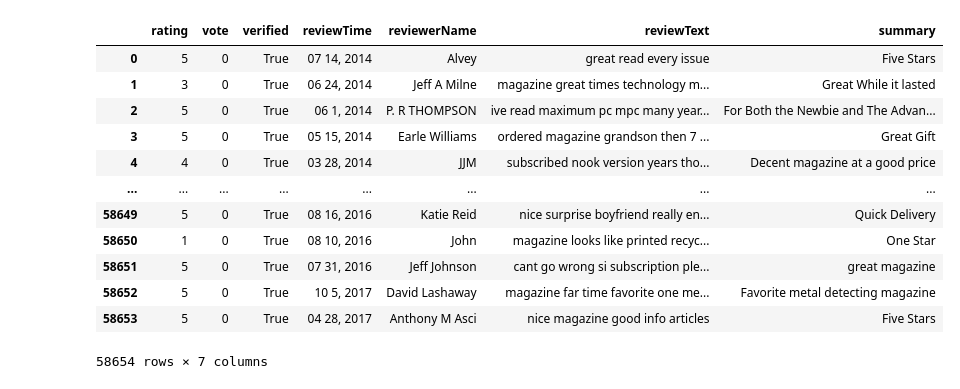
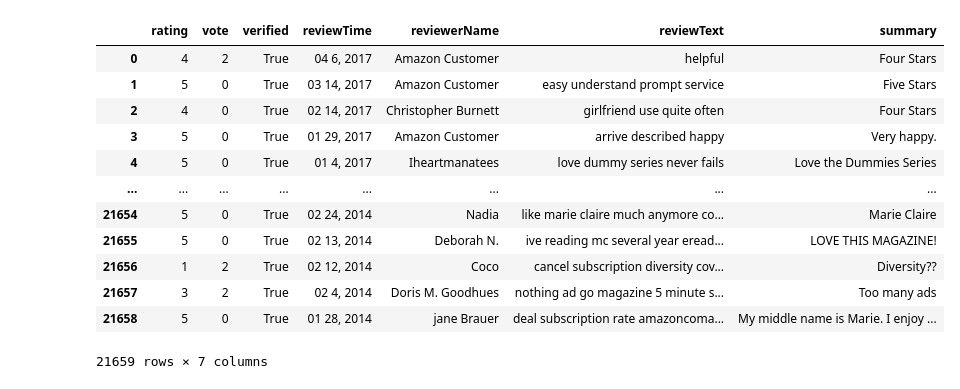
Before and after one commit to AndreasPB/aa-final-project-stuff, a Jupyter notebook: vote_plot.ipynb, the cells around one changed output. Saved outputs shown, nothing was run; the diff lists cells and outputs as text; code cells hidden in the pictures.

```diff
--- a/vote_plot.ipynb
+++ b/vote_plot.ipynb
@@ -3,19 +3,19 @@ import pandas as pd
 import numpy as np
 import matplotlib.pyplot as plt
 # %%
-df = pd.read_csv("magazine_reviews_cleanup.tsv", sep='\t')
+df = pd.read_csv("data/cleaned_reviews.tsv", sep="\t")
 df
 # %% [output]
 |  | rating | vote | verified | reviewTime | reviewerName | reviewText | summary |
-| 0 | 5 | 0 | True | 07 14, 2014 | Alvey | great read every issue | Five Stars |
-| 1 | 3 | 0 | True | 06 24, 2014 | Jeff A Milne | magazine great times technology m... | Great While it lasted |
-| 2 | 5 | 0 | True | 06 1, 2014 | P. R THOMPSON | ive read maximum pc mpc many year... | For Both the Newbie and The Advan... |
-| 3 | 5 | 0 | True | 05 15, 2014 | Earle Williams | ordered magazine grandson then 7 ... | Great Gift |
-| 4 | 4 | 0 | True | 03 28, 2014 | JJM | subscribed nook version years tho... | Decent magazine at a good price |
+| 0 | 4 | 2 | True | 04 6, 2017 | Amazon Customer | helpful | Four Stars |
+| 1 | 5 | 0 | True | 03 14, 2017 | Amazon Customer | easy understand prompt service | Five Stars |
+| 2 | 4 | 0 | True | 02 14, 2017 | Christopher Burnett | girlfriend use quite often | Four Stars |
+| 3 | 5 | 0 | True | 01 29, 2017 | Amazon Customer | arrive described happy | Very happy. |
+| 4 | 5 | 0 | True | 01 4, 2017 | Iheartmanatees | love dummy series never fails | Love the Dummies Series |
 | ... | ... | ... | ... | ... | ... | ... | ... |
-| 58649 | 5 | 0 | True | 08 16, 2016 | Katie Reid | nice surprise boyfriend really en... | Quick Delivery |
-| 58650 | 1 | 0 | True | 08 10, 2016 | John | magazine looks like printed recyc... | One Star |
-| 58651 | 5 | 0 | True | 07 31, 2016 | Jeff Johnson | cant go wrong si subscription ple... | great magazine |
-| 58652 | 5 | 0 | True | 10 5, 2017 | David Lashaway | magazine far time favorite one me... | Favorite metal detecting magazine |
-| 58653 | 5 | 0 | True | 04 28, 2017 | Anthony M Asci | nice magazine good info articles | Five Stars |
+| 21654 | 5 | 0 | True | 02 24, 2014 | Nadia | like marie claire much anymore co... | Marie Claire |
+| 21655 | 5 | 0 | True | 02 13, 2014 | Deborah N. | ive reading mc several year eread... | LOVE THIS MAGAZINE! |
+| 21656 | 1 | 2 | True | 02 12, 2014 | Coco | cancel subscription diversity cov... | Diversity?? |
+| 21657 | 3 | 2 | True | 02 4, 2014 | Doris M. Goodhues | nothing ad go magazine 5 minute s... | Too many ads |
+| 21658 | 5 | 0 | True | 01 28, 2014 | jane Brauer | deal subscription rate amazoncoma... | My middle name is Marie. I enjoy ... |
-58654 rows × 7 columns
+21659 rows × 7 columns
```
Also changed, not shown: parts of 12 cells of this notebook, 13 other files.
